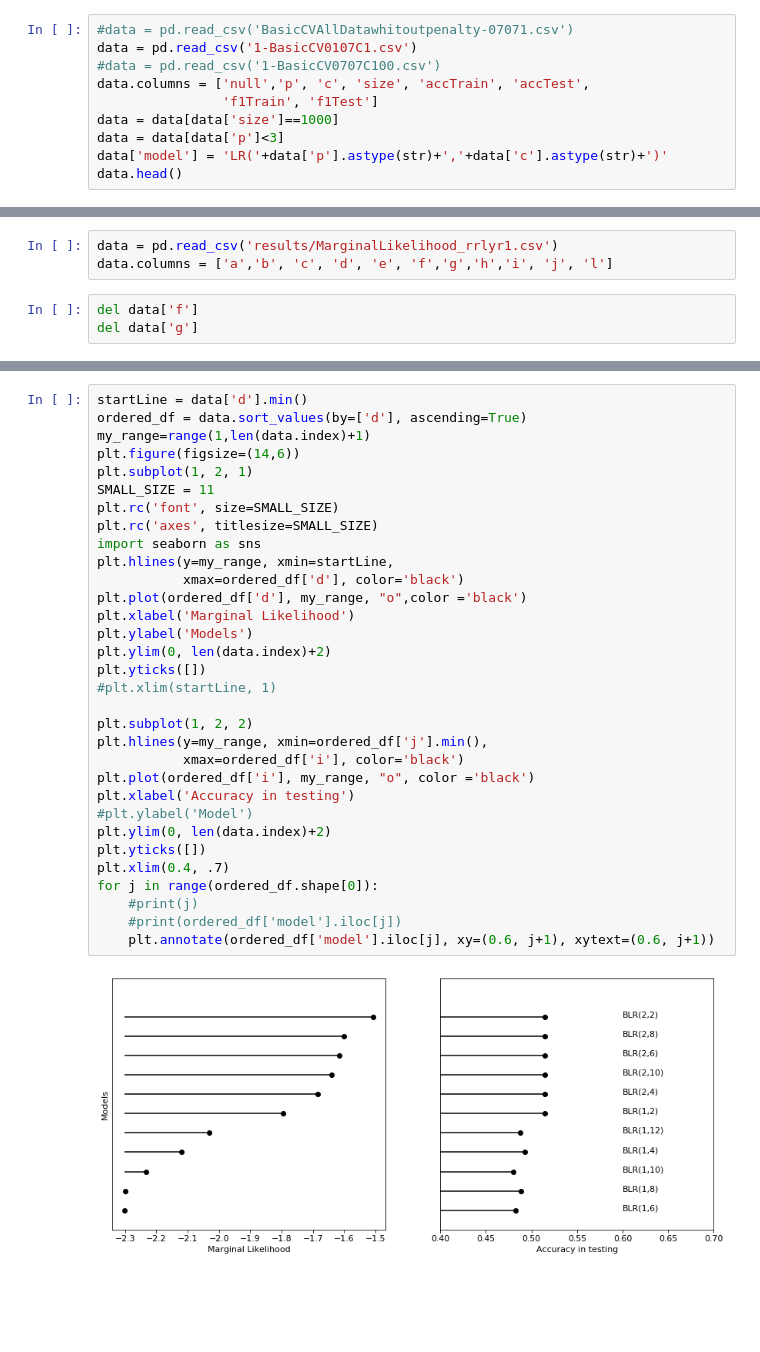
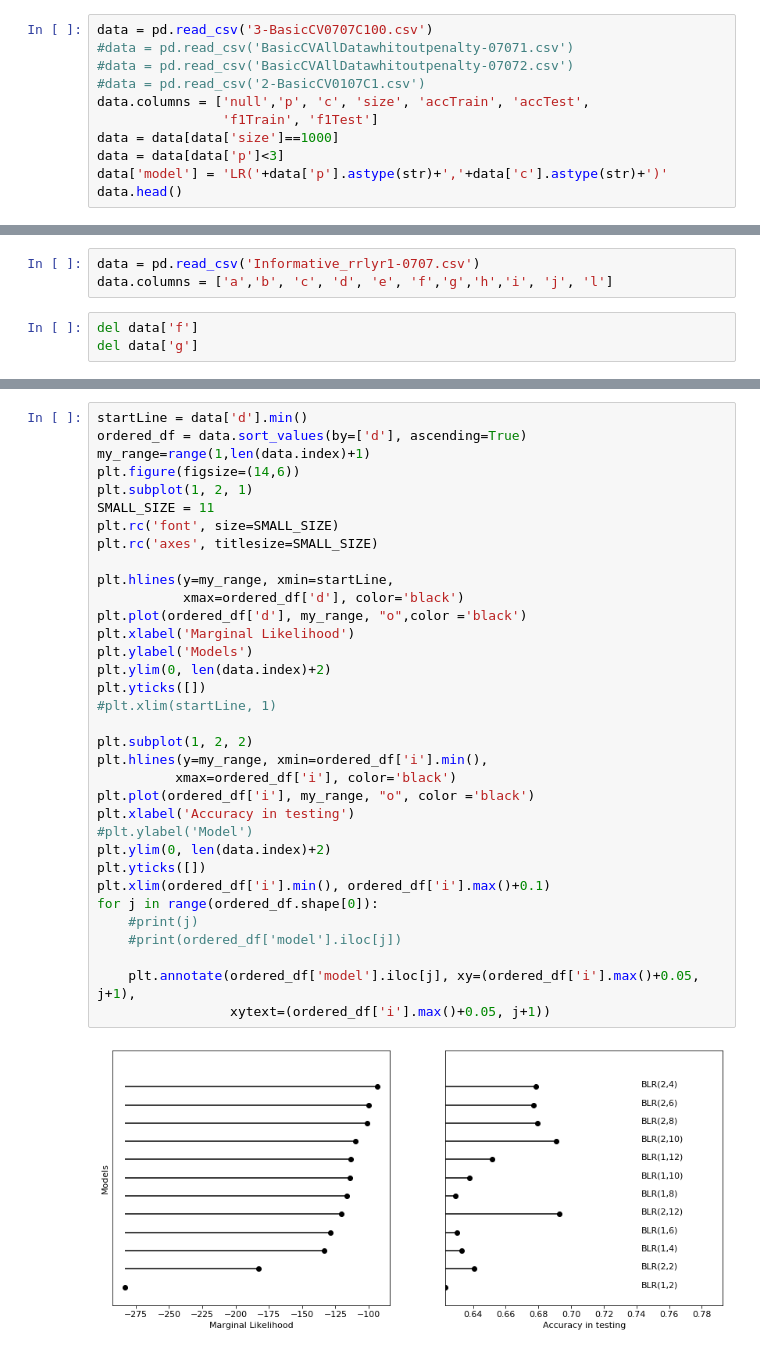
Before and after one commit to frperezgalarce/vsbms, a Jupyter notebook: Notebooks/Figure4.ipynb, the cells around one changed output, grey strips where cells are left out. Cells and saved outputs as stored; diff of their text form; blank space fills up the shorter version.

Commit message:
images of rankings

```diff
--- a/Notebooks/Figure4.ipynb
+++ b/Notebooks/Figure4.ipynb
@@ -10,7 +12,8 @@ import matplotlib.ticker as ticker
 # %%
+data = pd.read_csv('3-BasicCV0707C100.csv')
 #data = pd.read_csv('BasicCVAllDatawhitoutpenalty-07071.csv')
-data = pd.read_csv('1-BasicCV0107C1.csv')
-#data = pd.read_csv('1-BasicCV0707C100.csv')
+#data = pd.read_csv('BasicCVAllDatawhitoutpenalty-07072.csv')
+#data = pd.read_csv('2-BasicCV0107C1.csv')
 data.columns = ['null','p', 'c', 'size', 'accTrain', 'accTest',
                 'f1Train', 'f1Test']
 data = data[data['size']==1000]
@@ -62,5 +60,5 @@ for j in range(ordered_df.shape[0]):
 # %%
-data = pd.read_csv('results/MarginalLikelihood_rrlyr1.csv')
+data = pd.read_csv('Informative_rrlyr1-0707.csv')
 data.columns = ['a','b', 'c', 'd', 'e', 'f','g','h','i', 'j', 'l']
 # %%
 del data['f']
@@ -79,34 +77,36 @@ data.head()
 # %%
 startLine = data['d'].min()
 ordered_df = data.sort_values(by=['d'], ascending=True)
 my_range=range(1,len(data.index)+1)
 plt.figure(figsize=(14,6))
 plt.subplot(1, 2, 1)
 SMALL_SIZE = 11
 plt.rc('font', size=SMALL_SIZE)
 plt.rc('axes', titlesize=SMALL_SIZE)
-import seaborn as sns
+
 plt.hlines(y=my_range, xmin=startLine,
            xmax=ordered_df['d'], color='black')
 plt.plot(ordered_df['d'], my_range, "o",color ='black')
 plt.xlabel('Marginal Likelihood')
 plt.ylabel('Models')
 plt.ylim(0, len(data.index)+2)
 plt.yticks([])
 #plt.xlim(startLine, 1)
 
 plt.subplot(1, 2, 2)
-plt.hlines(y=my_range, xmin=ordered_df['j'].min(),
-           xmax=ordered_df['i'], color='black')
+plt.hlines(y=my_range, xmin=ordered_df['i'].min(),
+          xmax=ordered_df['i'], color='black')
 plt.plot(ordered_df['i'], my_range, "o", color ='black')
 plt.xlabel('Accuracy in testing')
 #plt.ylabel('Model')
 plt.ylim(0, len(data.index)+2)
 plt.yticks([])
-plt.xlim(0.4, .7)
+plt.xlim(ordered_df['i'].min(), ordered_df['i'].max()+0.1)
 for j in range(ordered_df.shape[0]):
     #print(j)
     #print(ordered_df['model'].iloc[j])
-    plt.annotate(ordered_df['model'].iloc[j], xy=(0.6, j+1), xytext=(0.6, j+1))
+
+    plt.annotate(ordered_df['model'].iloc[j], xy=(ordered_df['i'].max()+0.05, j+1),
+                 xytext=(ordered_df['i'].max()+0.05, j+1))
 # %% [output]
-[figure, old version]
+[figure, new version]
```
Also changed, not shown: parts of 4 cells of this notebook, 14 other files.
